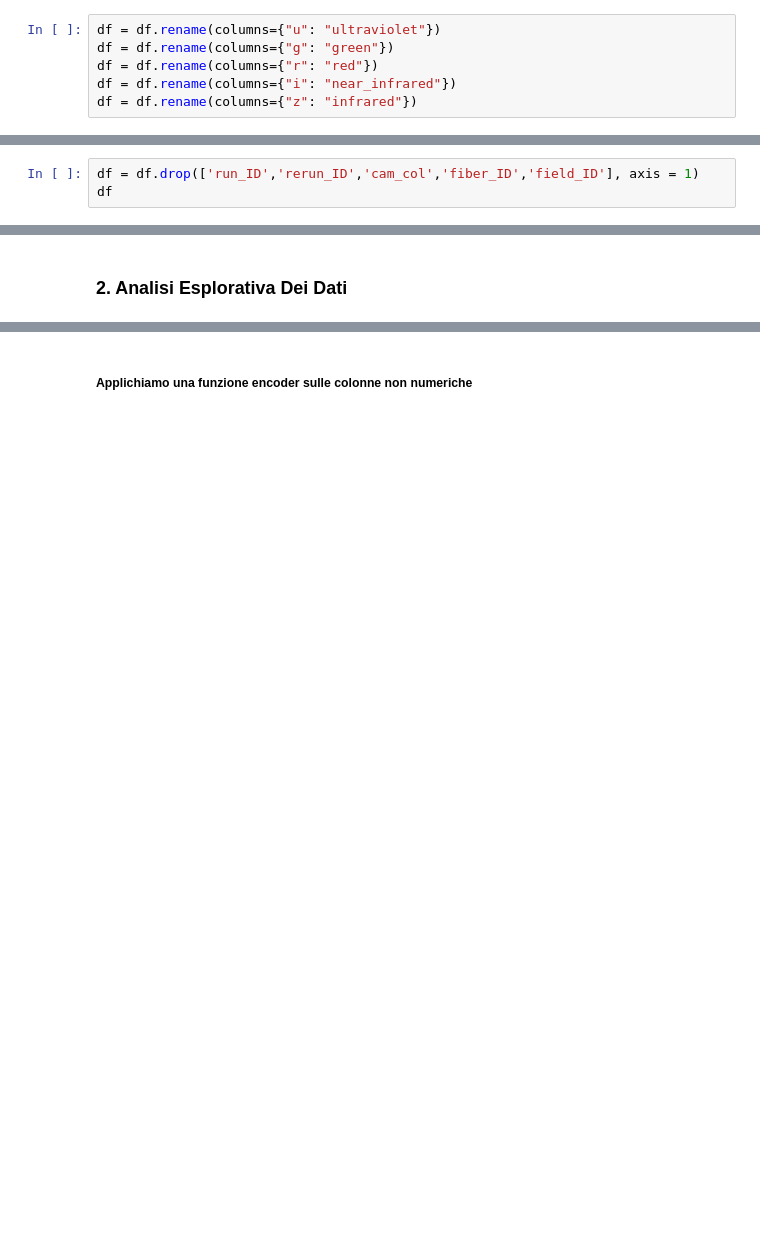
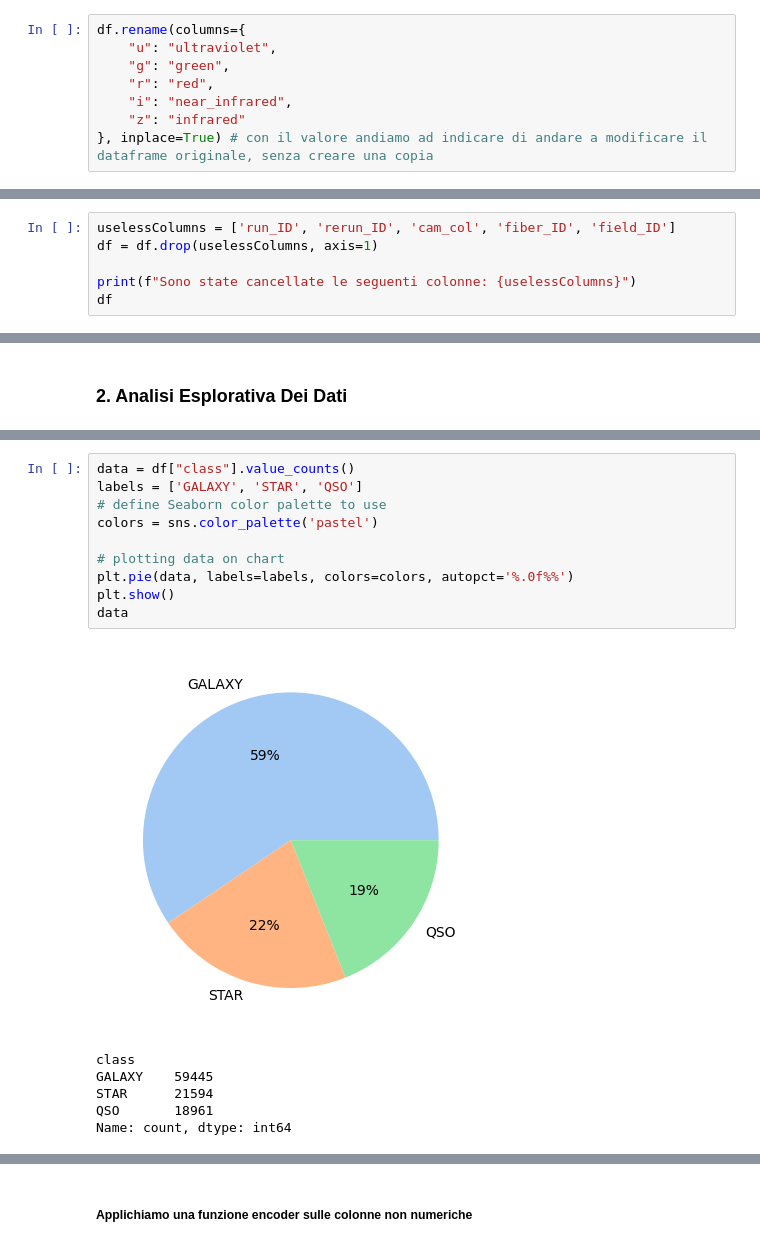
Before and after one commit to FabianCalangiu/Astronomical-Objects-Analysis, a Jupyter notebook: notebooks/explorative_analysis.ipynb, the cells around one changed output, grey strips where cells are left out. Cells and saved outputs as stored; diff of their text form; blank space fills up the shorter version.

```diff
--- a/notebooks/explorative_analysis.ipynb
+++ b/notebooks/explorative_analysis.ipynb
@@ -56,9 +58,11 @@ df.describe()
 # %%
-df = df.rename(columns={"u": "ultraviolet"})
-df = df.rename(columns={"g": "green"})
-df = df.rename(columns={"r": "red"})
-df = df.rename(columns={"i": "near_infrared"})
-df = df.rename(columns={"z": "infrared"})
+df.rename(columns={
+    "u": "ultraviolet",
+    "g": "green",
+    "r": "red",
+    "i": "near_infrared",
+    "z": "infrared"
+}, inplace=True) # con il valore andiamo ad indicare di andare a modificare il dataframe originale, senza creare una copia
 # %% [markdown]
 <p>Spiegazione colonne DataFrame: </p>
 <ul>
@@ -72,6 +76,9 @@ df = df.rename(columns={"z": "infrared"})
 # %% [markdown]
 <h4>Eliminazione colonne superflue per l'esplorazione dei dati</h4>
 # %%
-df = df.drop(['run_ID','rerun_ID','cam_col','fiber_ID','field_ID'], axis = 1)
+uselessColumns = ['run_ID', 'rerun_ID', 'cam_col', 'fiber_ID', 'field_ID']
+df = df.drop(uselessColumns, axis=1)
+
+print(f"Sono state cancellate le seguenti colonne: {uselessColumns}")
 df
 # %% [output]
@@ -107,0 +109,17 @@ Name: count, dtype: int64
+# %%
+data = df["class"].value_counts()
+labels = ['GALAXY', 'STAR', 'QSO']
+# define Seaborn color palette to use
+colors = sns.color_palette('pastel')
+
+# plotting data on chart
+plt.pie(data, labels=labels, colors=colors, autopct='%.0f%%')
+plt.show()
+data
+# %% [output]
+[figure, added]
+class
+GALAXY    59445
+STAR      21594
+QSO       18961
+Name: count, dtype: int64
```
Also changed, not shown: parts of 14 cells of this notebook.
